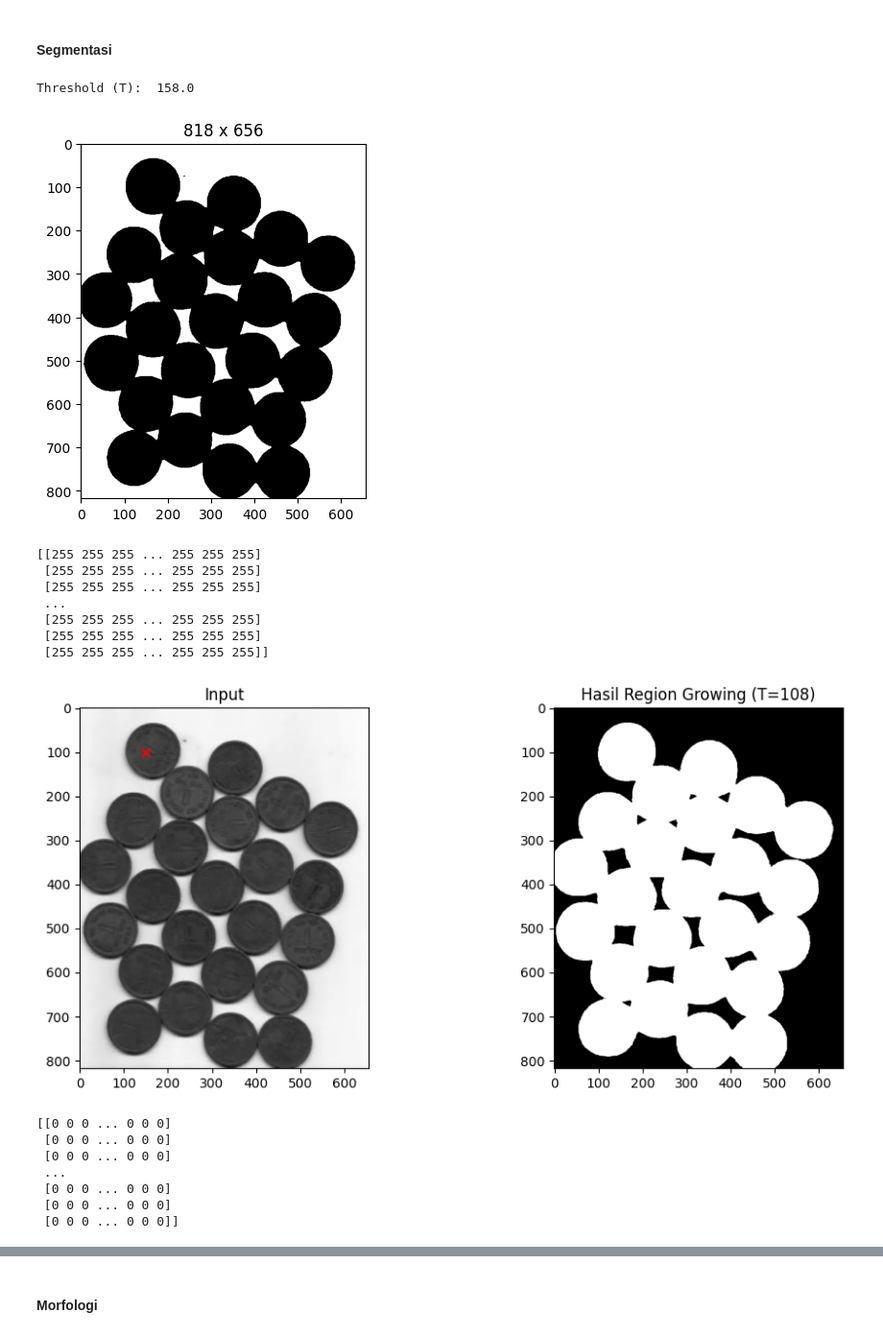
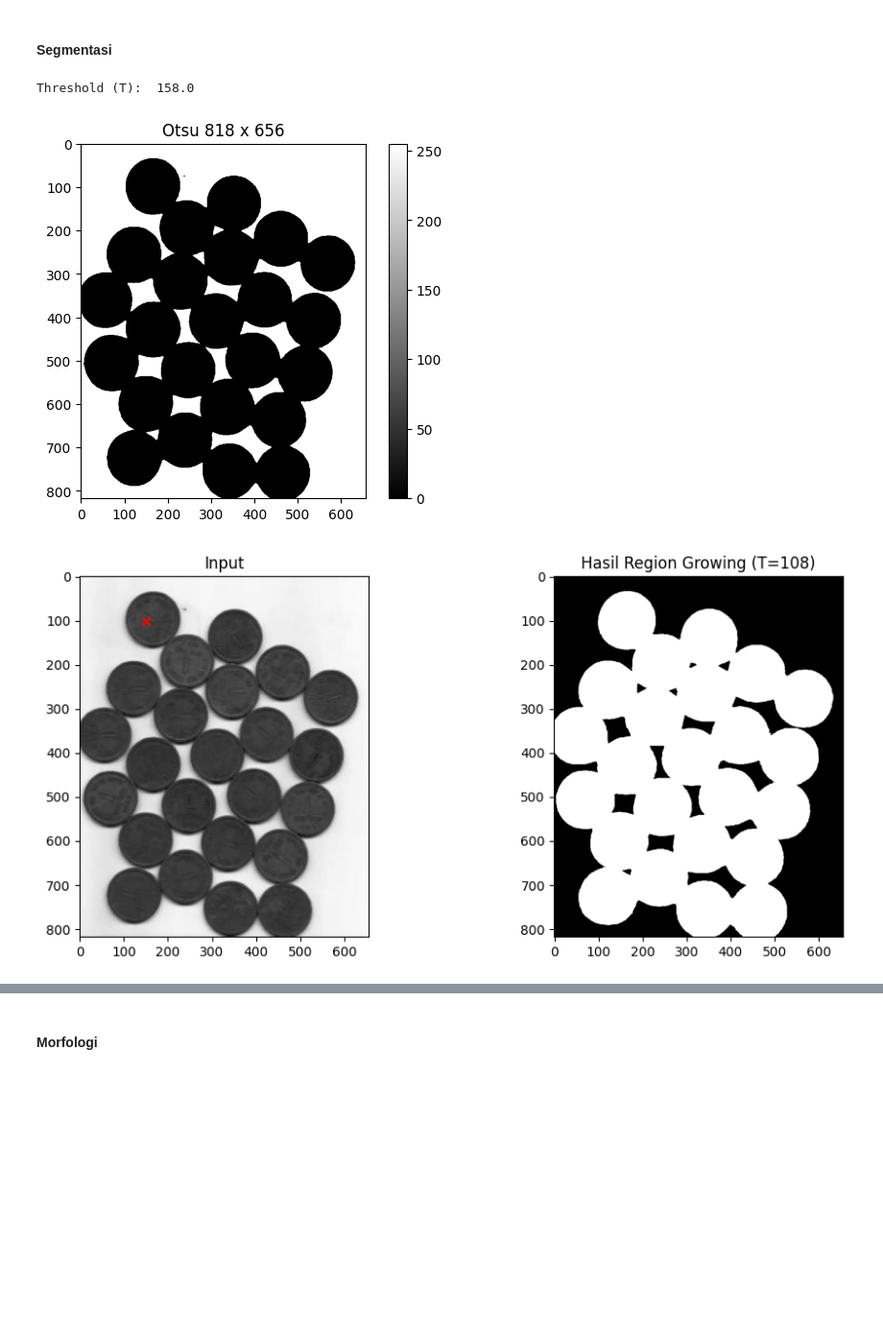
Before and after one commit to sapto-nugroho/PCD, a Jupyter notebook: PCD_Assignment03/PCD_Assignment03.ipynb, the cells around one changed output, grey strips where cells are left out. Shown at 96% size. Cells and saved outputs as stored; diff of their text form; code cells hidden in the pictures; blank space fills up the shorter version.

```diff
--- a/PCD_Assignment03/PCD_Assignment03.ipynb
+++ b/PCD_Assignment03/PCD_Assignment03.ipynb
@@ -65,8 +65,9 @@ def show_img(input):
   # plt.axis("off")
   plt.show()
 
-def show_img1(input):
+def show_img1(input,msg=""):
   plt.imshow(input, cmap='gray')
+  plt.title(f"{msg} {input.shape[0]} x {input.shape[1]}")
   plt.colorbar()
   plt.show()
 
@@ -549,28 +550,14 @@ show_img(img)
 # %%
 output_otsu = otsu(img)
 # output_otsu = biner(output_otsu)
-show_img(output_otsu)
-print(output_otsu)
+show_img1(output_otsu,"Otsu")
+# print(output_otsu)
 
 output_RG = region_growing_multi(img,[(100,150)],T=108)
-print(output_RG)
-# show_img(output_RG)
+# print(output_RG)
+# show_img1(output_RG)
 # %% [output]
 Threshold (T):  158.0
-[figure, old version]
+[figure, new version]
-[[255 255 255 ... 255 255 255]
- [255 255 255 ... 255 255 255]
- [255 255 255 ... 255 255 255]
- ...
- [255 255 255 ... 255 255 255]
- [255 255 255 ... 255 255 255]
- [255 255 255 ... 255 255 255]]
 [figure]
-[[0 0 0 ... 0 0 0]
- [0 0 0 ... 0 0 0]
- [0 0 0 ... 0 0 0]
- ...
- [0 0 0 ... 0 0 0]
- [0 0 0 ... 0 0 0]
- [0 0 0 ... 0 0 0]]
 # %%
```
Also changed, not shown: parts of 3 cells of this notebook.
